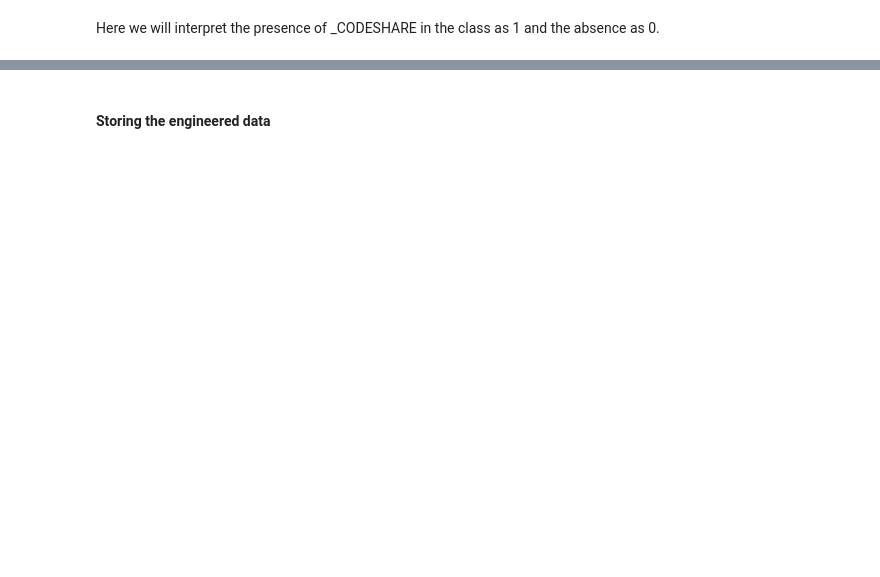
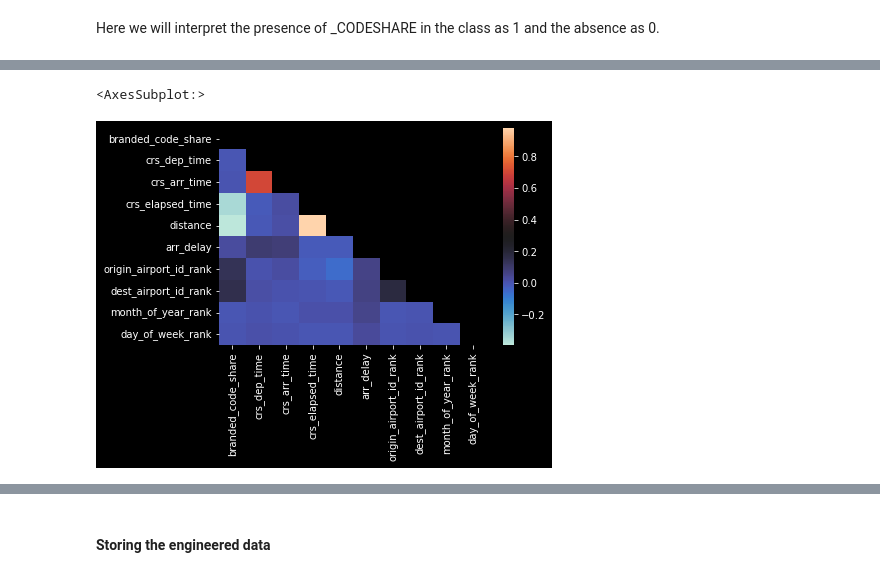
Before and after one commit to jsilke/flight-delay-prediction, a Jupyter notebook: Data/features/feature_selection_&_engineering.ipynb, the cells around one changed output, grey strips where cells are left out. Cells and saved outputs as stored; diff of their text form; code cells hidden in the pictures; blank space fills up the shorter version.

```diff
--- a/Data/features/feature_selection_&_engineering.ipynb
+++ b/Data/features/feature_selection_&_engineering.ipynb
@@ -4,6 +4,11 @@
 # %%
 import pandas as pd
 import ordinal_ranking as rank # Move a copy of ordinal_ranking.py to this directory for this import to work
+import numpy as np
+import matplotlib.pyplot as plt
+import seaborn as sns
+
+plt.style.use('dark_background')
 # %%
 RANDOM_STATE = 42
 # %%
@@ -196,5 +201,0 @@ since `dup` is already binay, it just needs to be encoded with 0 and 1.
-# %%
-flights_subspace['dup'] = flights_subspace['dup'].apply(
-    lambda binary: 1 if (binary.strip().lower() == 'y') else 0)
-
-flights_subspace.head()
@@ -214,7 +204,8 @@ array(['UA_CODESHARE', 'AA_CODESHARE', 'HA', 'WN', 'UA', 'NK', 'AA',
 # %% [markdown]
 Here we will interpret the presence of _CODESHARE in the class as 1 and the absence as 0.
 # %%
-flights_subspace['branded_code_share'] = flights_subspace['branded_code_share'].apply(
-    lambda codeshare: 1 if (len(codeshare.split('_')) == 2) else 0)
+for df in dfs:
+    df['branded_code_share'] = df['branded_code_share'].apply(
+        lambda codeshare: 1 if (len(codeshare.split('_')) == 2) else 0)
 
 flights_subspace.head()
@@ -220,0 +219,8 @@ flights_subspace.head()
+# %%
+feature_correlation = flights_subspace.corr()
+mask = np.triu(feature_correlation) # mask the upper triangle
+
+sns.heatmap(feature_correlation, cmap='icefire', mask=mask)
+# %% [output]
+<AxesSubplot:>
+[figure, added]
```
Also changed, not shown: parts of 12 cells of this notebook, 1 other file.
